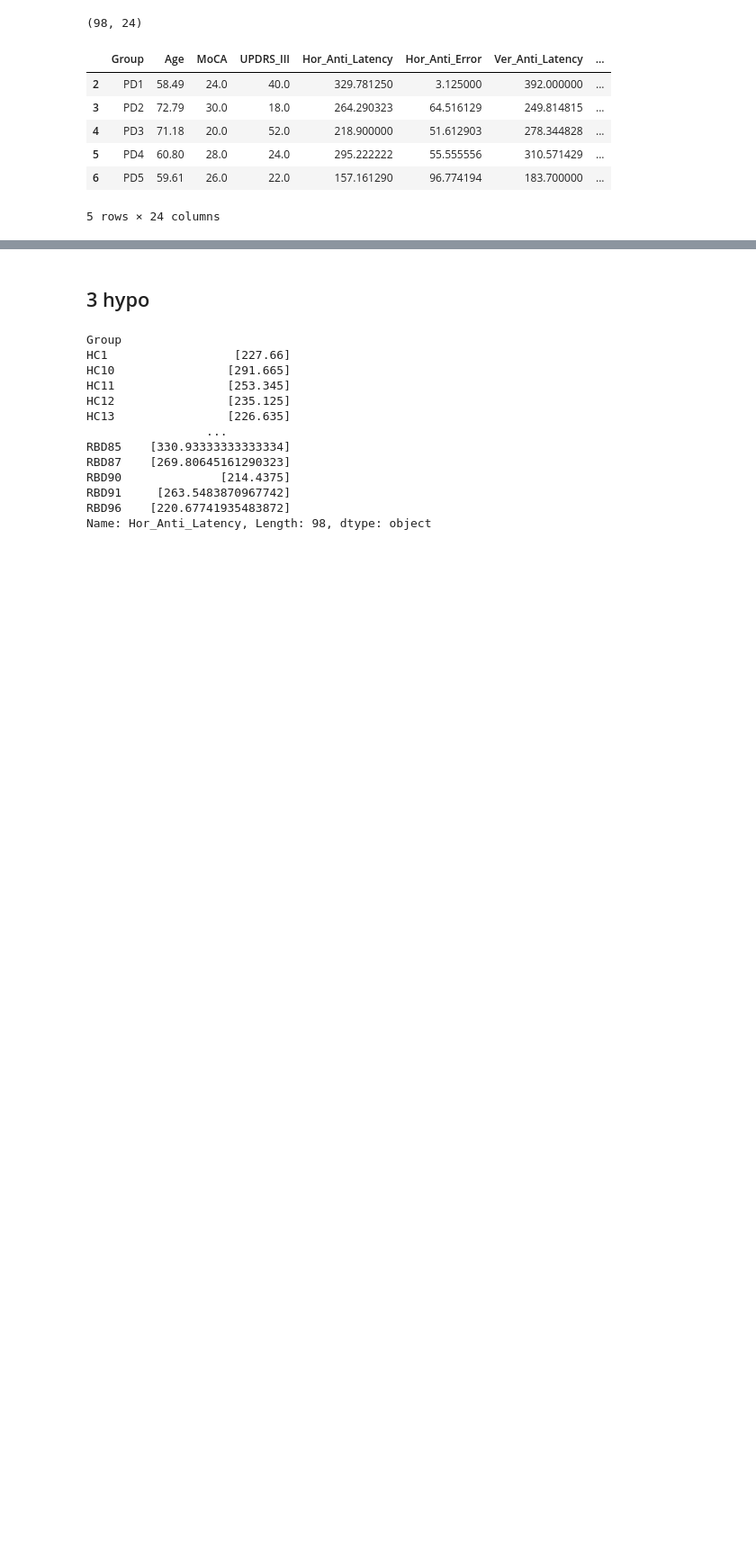
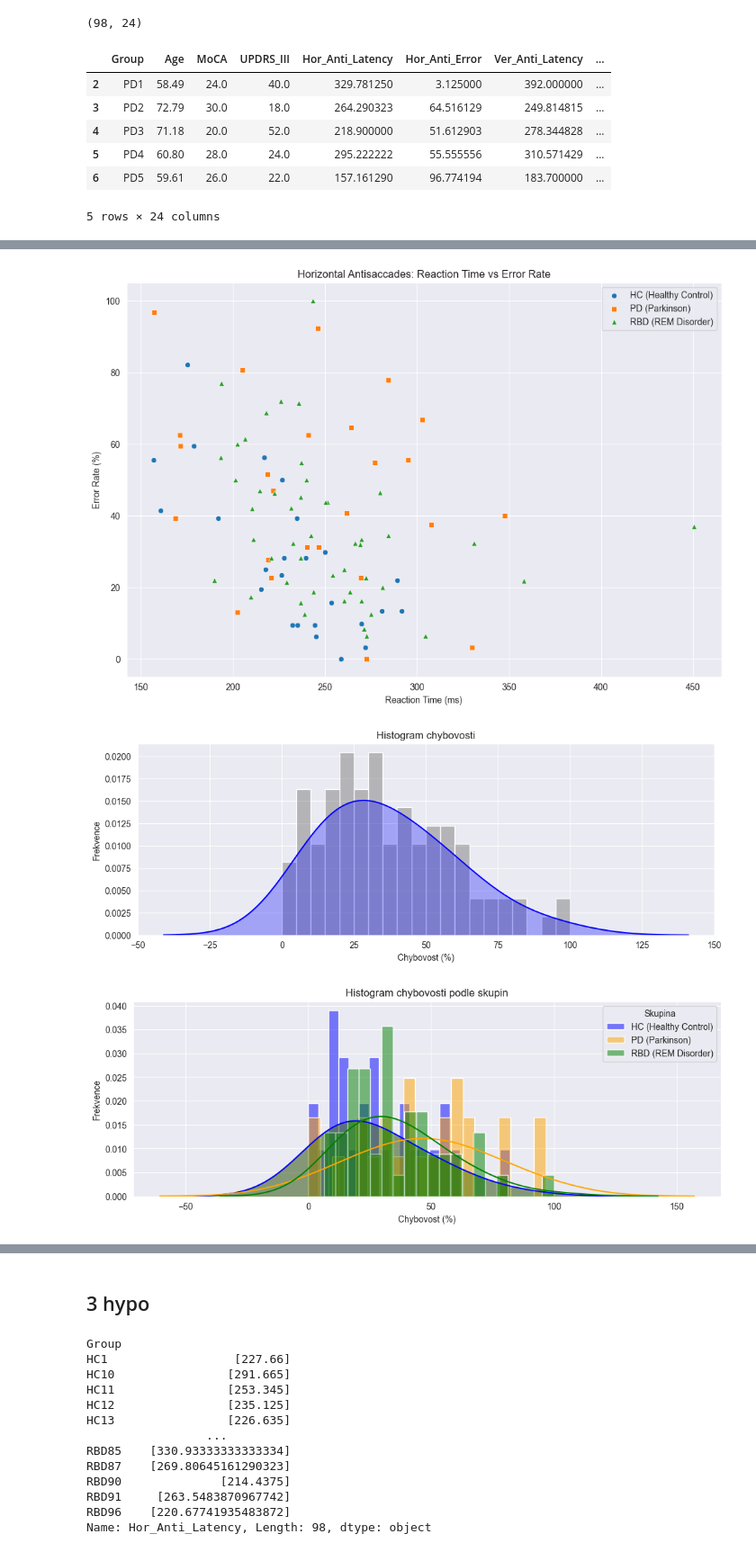
Before and after one commit to BarboraKindl/aeda_semstralka, a Jupyter notebook: aeda_semestralka.ipynb, the cells around one changed output, grey strips where cells are left out. Shown: that part at 90% size. Saved outputs shown, nothing was run; the diff lists cells and outputs as text; code cells hidden in the pictures; blank space fills up the shorter version.

```diff
--- a/aeda_semestralka.ipynb
+++ b/aeda_semestralka.ipynb
@@ -198,0 +168,13 @@ plt.show()
+# %%
+plot_generalized_with_pdf(
+    hc_data, pd_data, rbd_data, data_cleaned,
+    scatter_x='Hor_Anti_Latency', scatter_y='Hor_Anti_Error',
+    scatter_title='Horizontal Antisaccades: Reaction Time vs Error Rate',
+    scatter_xlabel='Reaction Time (ms)', scatter_ylabel='Error Rate (%)',
+    hist_col='Hor_Anti_Error',
+    hist_title='Histogram chybovosti', hist_xlabel='Chybovost (%)', hist_ylabel='Frekvence'
+)
+# %% [output]
+[figure, added]
+[figure, added]
+[figure, added]
```
Also changed, not shown: parts of 5 cells of this notebook.
